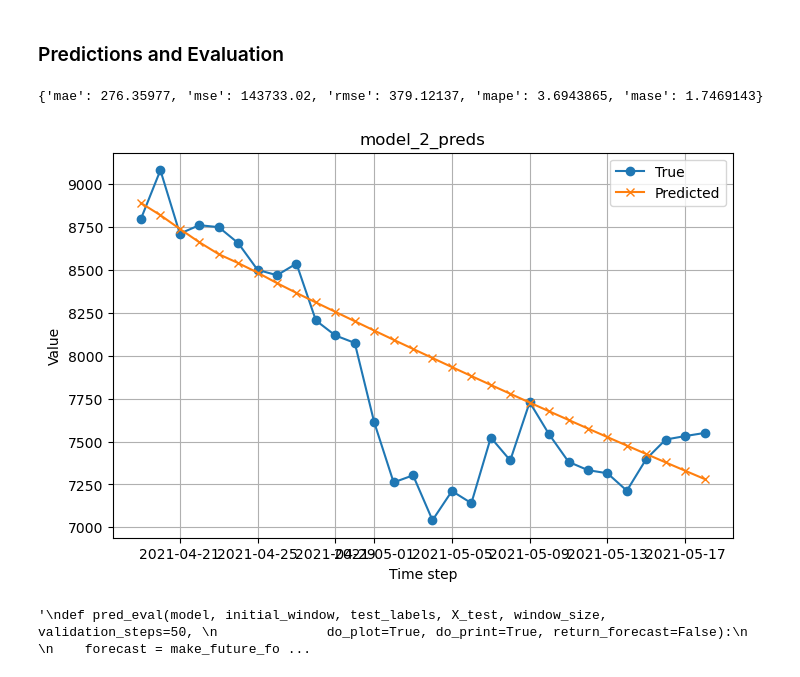
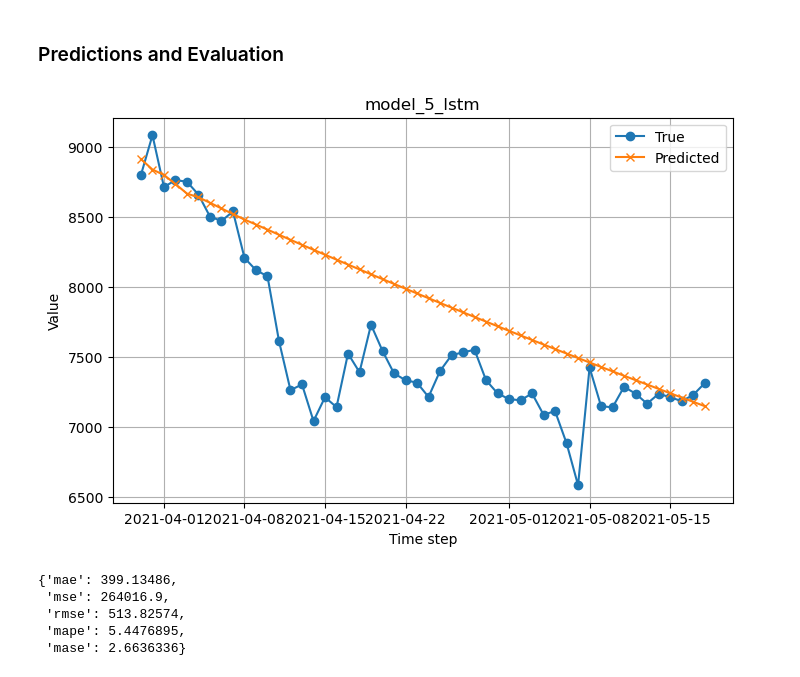
Before and after one commit to MNGARCIA085/Time-Series-with-Deep-Leaning, a Jupyter notebook: Bitcoin Price Prediction/Bitcoin Price Prediction.ipynb, the cells around one changed output. Drawn from its saved outputs; the diff is of its cells as text; code cells hidden in the pictures.

Commit message:
more bitcoin preds

```diff
--- a/Bitcoin Price Prediction/Bitcoin Price Prediction.ipynb
+++ b/Bitcoin Price Prediction/Bitcoin Price Prediction.ipynb
@@ -328,6 +362,16 @@ def evaluate_preds(y_true, y_pred):
         "mape": mape.numpy(),
         "mase": mase.numpy()
     }
+# %%
+def pred_eval(model, initial_window, test_labels, X_test, window_size, validation_steps=50, do_plot=True):
+
+    forecast = make_forecast(model, initial_window, validation_steps, window_size)
+    results = evaluate_preds(tf.squeeze(test_labels[:validation_steps]), forecast)
+
+    if do_plot:
+        plot_comparisson(X_test[-validation_steps:], test_labels[:validation_steps, 0], forecast, model.name, figsize=(8, 5))
+
+    return forecast, results
 # %% [markdown]
 <a name="3.2"></a>
 ### <font color='#2874a6'> <b> 3.2. Loading data, visualization </font> </b>
@@ -843,26 +809,0 @@ _________________________________________________________________
-# %%
-
-# very dependent on data
-
-def pred_eval(model,initial_window,test_labels, X_test, window_size=G.WINDOW_SIZE,validation_steps=50):
-
-    future_forecast = make_future_forecast(model=model,
-                                       initial_window=initial_window,
-                                       into_future=validation_steps,
-                                       window_size=window_size)
-
-    model_results = evaluate_preds(y_true=tf.squeeze(test_labels[:validation_steps]), # antes nada
-                                     y_pred=future_forecast)
-
-    print(model_results)
-
-    plot_comparisson(X_test[-validation_steps:], test_labels[:validation_steps, 0], future_forecast,
-                     'model_2_preds', figsize=(8, 5))
-
-
-# val_steps cam b e len(test_windows)
-
-pred_eval(model_2, test_windows_2[0], test_labels_2, X_test, 30)
-
-
-# en vez de 30 len(test_labels)
@@ -1138,7 +1078,6 @@ model_5 = tf.keras.models.load_model("model_experiments/model_5_lstm")
 # %% [markdown]
 ### Predictions and Evaluation
 # %%
-pred_eval(model_5, test_windows_5[0], test_labels_5, X_test, 7, 30)
+forecast_5, results_5 = pred_eval(model_5, test_windows_5[0], test_labels_5, X_test, 7)
 # %% [output]
-{'mae': 276.35977, 'mse': 143733.02, 'rmse': 379.12137, 'mape': 3.6943865, 'mase': 1.7469143}
-[figure, old version]
+[figure, new version]
@@ -1169,19 +1083,0 @@ def plot_comparisson(X, y_true, y_pred, title='Prediction Comparison', figsize=(
-# %%
-"""
-def pred_eval(model, initial_window, test_labels, X_test, window_size, validation_steps=50,
-              do_plot=True, do_print=True, return_forecast=False):
-
-    forecast = make_future_forecast(model, initial_window, validation_steps, window_size)
-    results = evaluate_preds(tf.squeeze(test_labels[:validation_steps]), forecast)
-
-    if do_print:
-        print(results)
-
-    if do_plot:
-        plot_comparisson(X_test[-validation_steps:], test_labels[:validation_steps, 0], forecast, model.name, figsize=(8, 5))
-
-    if return_forecast:
-        return forecast, results
-"""
-# %% [output]
-'\ndef pred_eval(model, initial_window, test_labels, X_test, window_size, validation_steps=50, \n              do_plot=True, do_print=True, return_forecast=False):\n    \n    forecast = make_future_fo ...
@@ -1190,0 +1084,8 @@ def pred_eval(model, initial_window, test_labels, X_test, window_size, validatio
+# %%
+results_5
+# %% [output]
+{'mae': 399.13486,
+ 'mse': 264016.9,
+ 'rmse': 513.82574,
+ 'mape': 5.4476895,
+ 'mase': 2.6636336}
```
Also changed, not shown: parts of 102 cells of this notebook, 22 other files.
